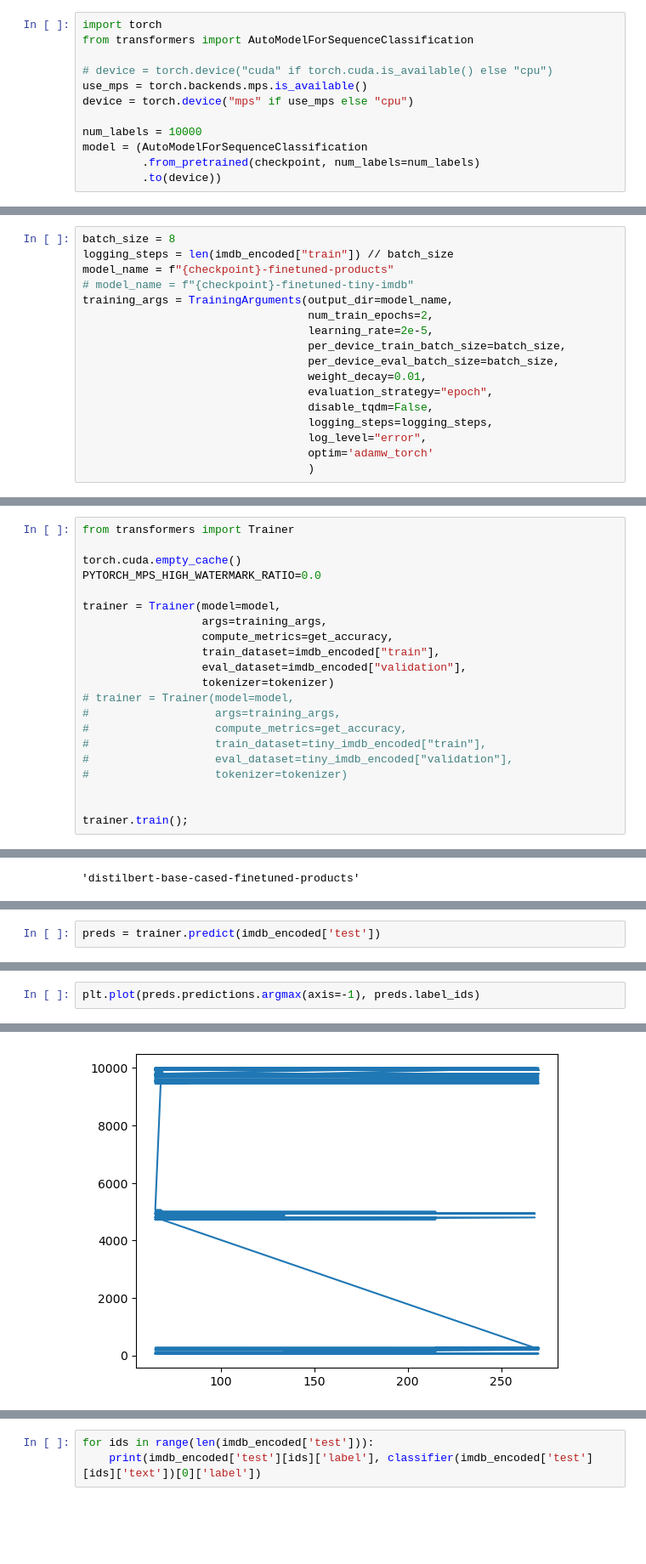
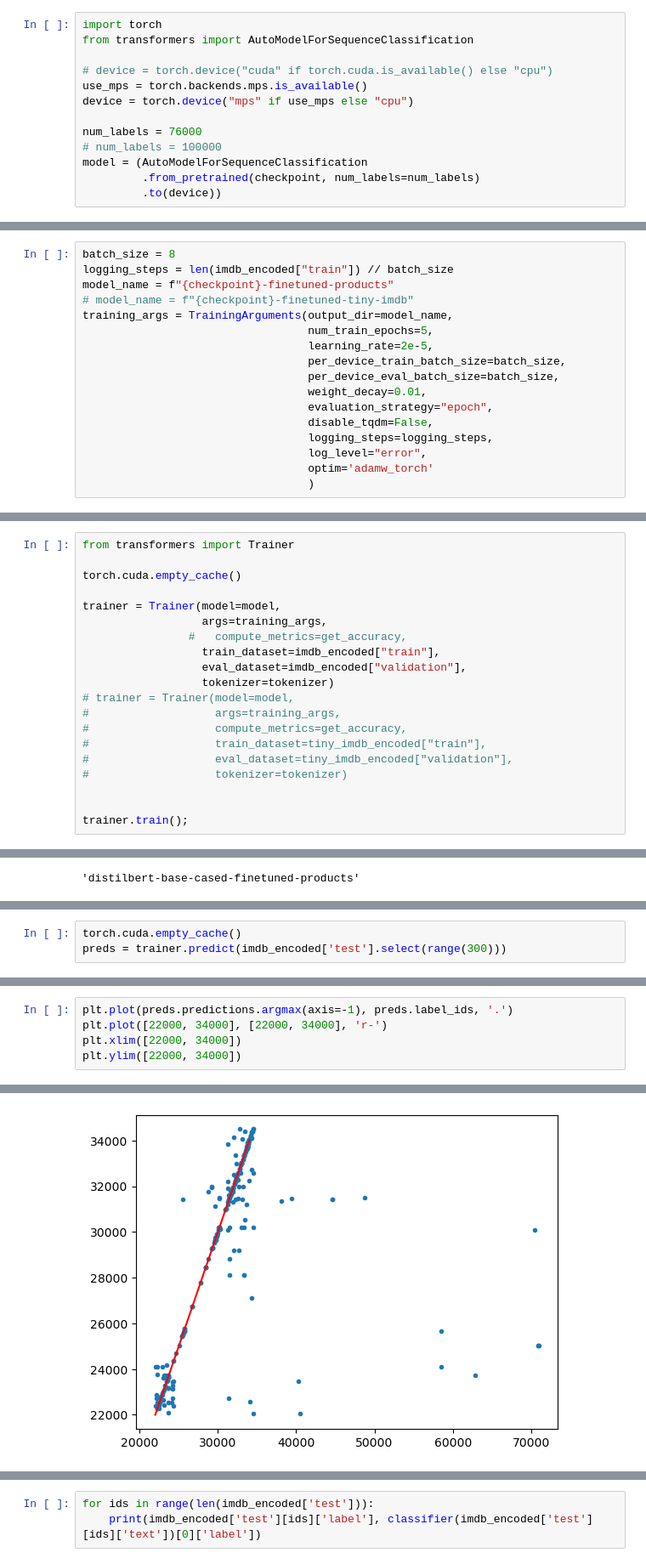
Before and after one commit to EIB-Restaurant/burnt_labels, a Jupyter notebook: llm/text_classification.ipynb, the cells around one changed output, grey strips where cells are left out. Shown: that part at 85% size. Cells and saved outputs as stored; diff of their text form; blank space fills up the shorter version.

```diff
--- a/llm/text_classification.ipynb
+++ b/llm/text_classification.ipynb
@@ -337,7 +342,8 @@ from transformers import AutoModelForSequenceClassification
 use_mps = torch.backends.mps.is_available()
 device = torch.device("mps" if use_mps else "cpu")
 
-num_labels = 10000
+num_labels = 76000
+# num_labels = 100000
 model = (AutoModelForSequenceClassification
          .from_pretrained(checkpoint, num_labels=num_labels)
          .to(device))
@@ -495,7 +503,7 @@ logging_steps = len(imdb_encoded["train"]) // batch_size
 model_name = f"{checkpoint}-finetuned-products"
 # model_name = f"{checkpoint}-finetuned-tiny-imdb"
 training_args = TrainingArguments(output_dir=model_name,
-                                  num_train_epochs=2,
+                                  num_train_epochs=5,
                                   learning_rate=2e-5,
                                   per_device_train_batch_size=batch_size,
                                   per_device_eval_batch_size=batch_size,
@@ -512,11 +522,10 @@ torch.cuda.empty_cache()
 from transformers import Trainer
 
 torch.cuda.empty_cache()
-PYTORCH_MPS_HIGH_WATERMARK_RATIO=0.0
 
 trainer = Trainer(model=model,
                   args=training_args,
-                  compute_metrics=get_accuracy,
+                #   compute_metrics=get_accuracy,
                   train_dataset=imdb_encoded["train"],
                   eval_dataset=imdb_encoded["validation"],
                   tokenizer=tokenizer)
@@ -563,2 +581,3 @@ classifier(imdb_encoded['test'][0]['text']), imdb_encoded['test'][0]['label']
 # %%
-preds = trainer.predict(imdb_encoded['test'])
+torch.cuda.empty_cache()
+preds = trainer.predict(imdb_encoded['test'].select(range(300)))
@@ -565,5 +586,8 @@ preds = trainer.predict(imdb_encoded['test'])
 # %%
-plt.plot(preds.predictions.argmax(axis=-1), preds.label_ids)
+plt.plot(preds.predictions.argmax(axis=-1), preds.label_ids, '.')
+plt.plot([22000, 34000], [22000, 34000], 'r-')
+plt.xlim([22000, 34000])
+plt.ylim([22000, 34000])
 # %% [output]
 [<matplotlib.lines.Line2D at 0x...>]
-[figure, old version]
+[figure, new version]
```
Also changed, not shown: parts of 38 cells of this notebook.
